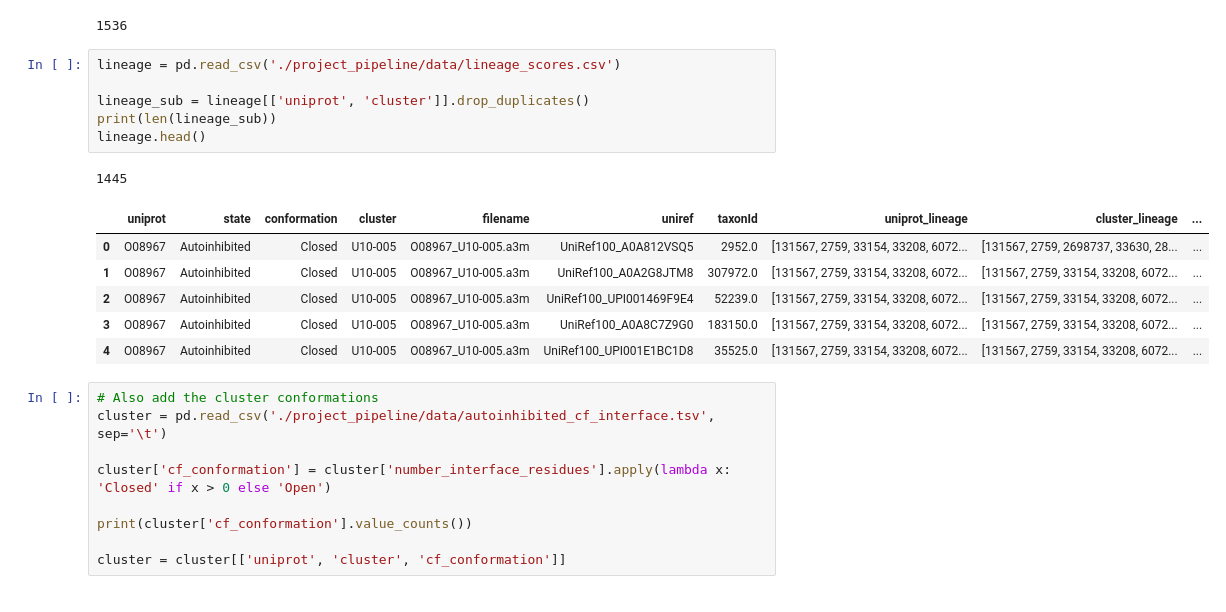
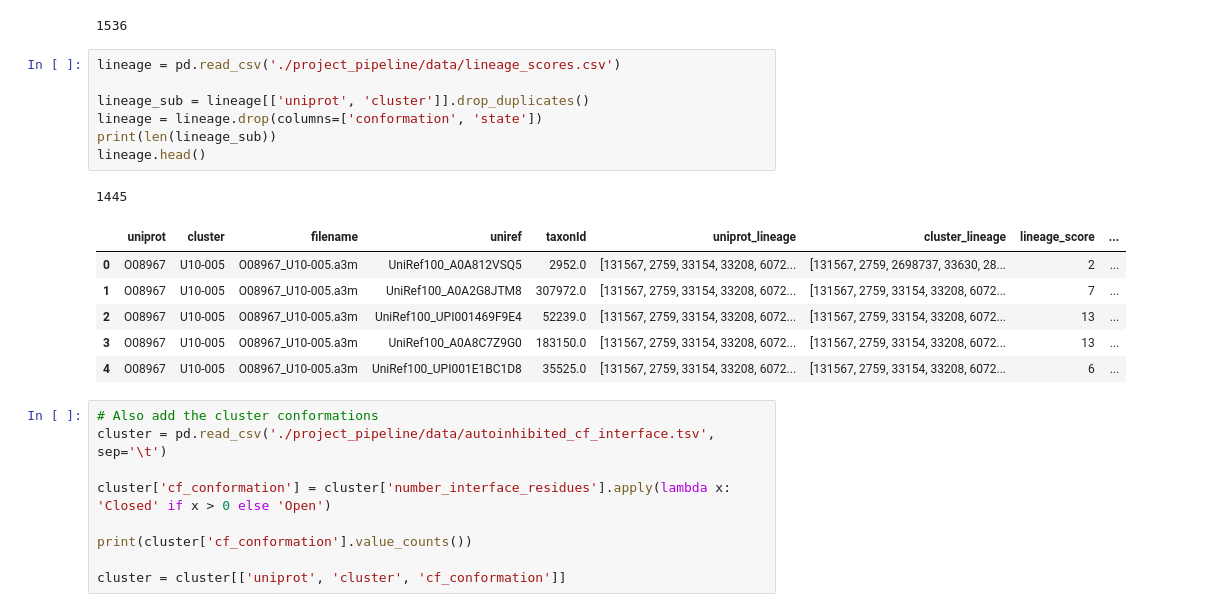
Before and after one commit to jpigles/alphafold-rmsd, a Jupyter notebook: cf_pdb_closed_only_ls_matrix.ipynb, the cells around one changed output. Drawn from its saved outputs; the diff is of its cells as text.

```diff
--- a/cf_pdb_closed_only_ls_matrix.ipynb
+++ b/cf_pdb_closed_only_ls_matrix.ipynb
@@ -52,17 +64,18 @@ print(len(two_state))
 # %%
 lineage = pd.read_csv('./project_pipeline/data/lineage_scores.csv')
 
 lineage_sub = lineage[['uniprot', 'cluster']].drop_duplicates()
+lineage = lineage.drop(columns=['conformation', 'state'])
 print(len(lineage_sub))
 lineage.head()
 # %% [output]
 1445
-|  | uniprot | state | conformation | cluster | filename | uniref | taxonId | uniprot_lineage | cluster_lineage | ... |
-| 0 | O08967 | Autoinhibited | Closed | U10-005 | O08967_U10-005.a3m | UniRef100_A0A812VSQ5 | 2952.0 | [131567, 2759, 33154, 33208, 6072... | [131567, 2759, 2698737, 33630, 28... | ... |
-| 1 | O08967 | Autoinhibited | Closed | U10-005 | O08967_U10-005.a3m | UniRef100_A0A2G8JTM8 | 307972.0 | [131567, 2759, 33154, 33208, 6072... | [131567, 2759, 33154, 33208, 6072... | ... |
-| 2 | O08967 | Autoinhibited | Closed | U10-005 | O08967_U10-005.a3m | UniRef100_UPI001469F9E4 | 52239.0 | [131567, 2759, 33154, 33208, 6072... | [131567, 2759, 33154, 33208, 6072... | ... |
-| 3 | O08967 | Autoinhibited | Closed | U10-005 | O08967_U10-005.a3m | UniRef100_A0A8C7Z9G0 | 183150.0 | [131567, 2759, 33154, 33208, 6072... | [131567, 2759, 33154, 33208, 6072... | ... |
-| 4 | O08967 | Autoinhibited | Closed | U10-005 | O08967_U10-005.a3m | UniRef100_UPI001E1BC1D8 | 35525.0 | [131567, 2759, 33154, 33208, 6072... | [131567, 2759, 33154, 33208, 6072... | ... |
+|  | uniprot | cluster | filename | uniref | taxonId | uniprot_lineage | cluster_lineage | lineage_score | ... |
+| 0 | O08967 | U10-005 | O08967_U10-005.a3m | UniRef100_A0A812VSQ5 | 2952.0 | [131567, 2759, 33154, 33208, 6072... | [131567, 2759, 2698737, 33630, 28... | 2 | ... |
+| 1 | O08967 | U10-005 | O08967_U10-005.a3m | UniRef100_A0A2G8JTM8 | 307972.0 | [131567, 2759, 33154, 33208, 6072... | [131567, 2759, 33154, 33208, 6072... | 7 | ... |
+| 2 | O08967 | U10-005 | O08967_U10-005.a3m | UniRef100_UPI001469F9E4 | 52239.0 | [131567, 2759, 33154, 33208, 6072... | [131567, 2759, 33154, 33208, 6072... | 13 | ... |
+| 3 | O08967 | U10-005 | O08967_U10-005.a3m | UniRef100_A0A8C7Z9G0 | 183150.0 | [131567, 2759, 33154, 33208, 6072... | [131567, 2759, 33154, 33208, 6072... | 13 | ... |
+| 4 | O08967 | U10-005 | O08967_U10-005.a3m | UniRef100_UPI001E1BC1D8 | 35525.0 | [131567, 2759, 33154, 33208, 6072... | [131567, 2759, 33154, 33208, 6072... | 6 | ... |
 # %%
 # Also add the cluster conformations
 cluster = pd.read_csv('./project_pipeline/data/autoinhibited_cf_interface.tsv', sep='\t')
```
Also changed, not shown: parts of 19 cells of this notebook, 31 other files.
